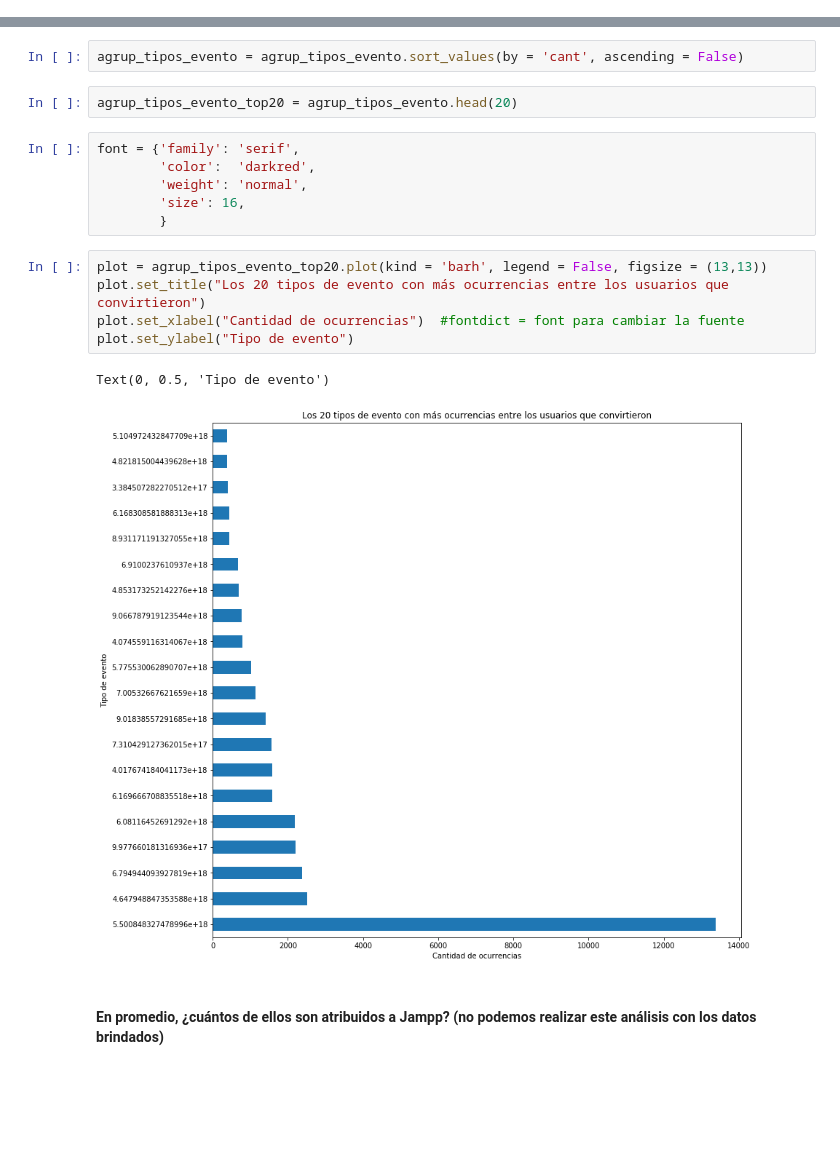
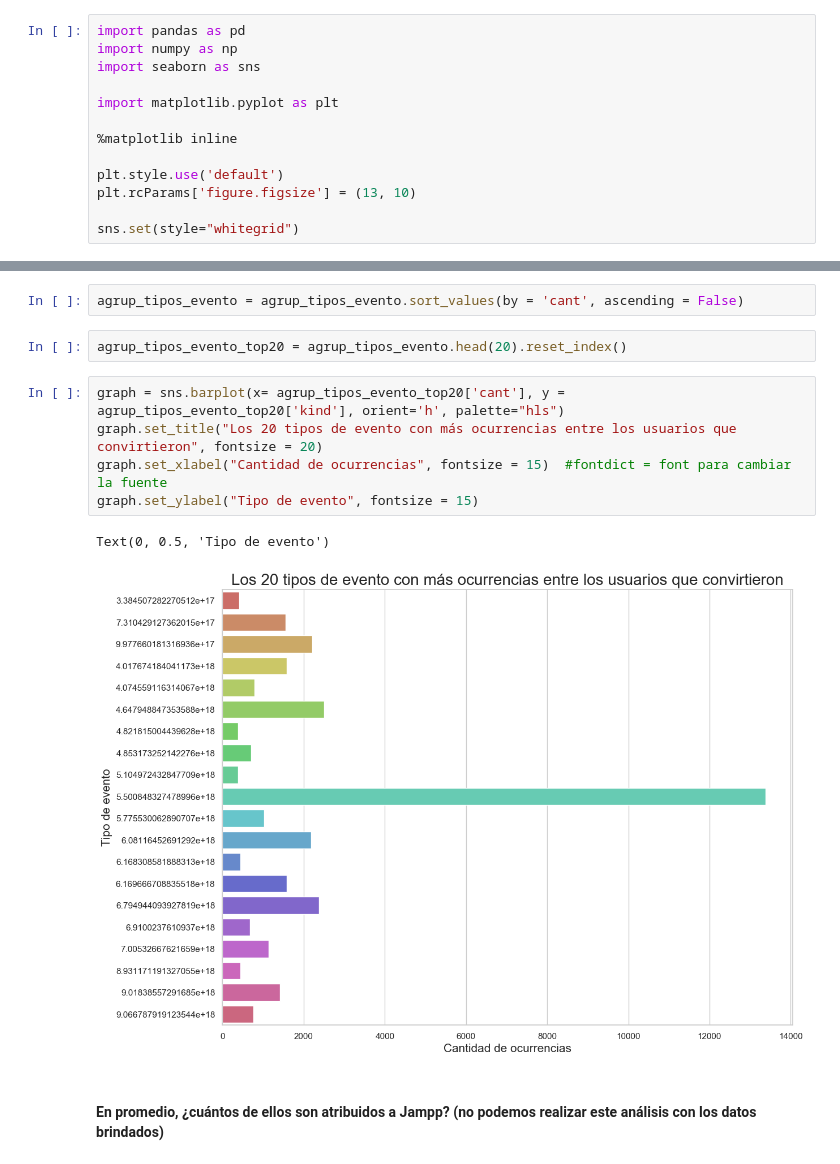
Before and after one commit to AlejandroKler/Datanesa, a Jupyter notebook: Analisis_usuarios_conversores.ipynb, the cells around one changed output, grey strips where cells are left out. Saved outputs shown, nothing was run; the diff lists cells and outputs as text; blank space fills up the shorter version.

```diff
--- a/Analisis_usuarios_conversores.ipynb
+++ b/Analisis_usuarios_conversores.ipynb
@@ -6,3 +3,16 @@ import numpy as np
+# %%
+import pandas as pd
+import numpy as np
+import seaborn as sns
+
+import matplotlib.pyplot as plt
+
+%matplotlib inline
+
+plt.style.use('default')
+plt.rcParams['figure.figsize'] = (13, 10)
+
+sns.set(style="whitegrid")
 # %%
 events_dtypes = {'event_id': 'category', 'ref_type': 'category', 'application_id': 'category',
                   'device_countrycode': 'category', 'device_os_version': 'category',
@@ -53,21 +63,15 @@ agrup_tipos_evento = eventos_usuarios_activos.groupby('kind').agg({'cant': 'sum'
 # %%
 agrup_tipos_evento = agrup_tipos_evento.sort_values(by = 'cant', ascending = False)
 # %%
-agrup_tipos_evento_top20 = agrup_tipos_evento.head(20)
+agrup_tipos_evento_top20 = agrup_tipos_evento.head(20).reset_index()
-# %%
-font = {'family': 'serif',
-        'color':  'darkred',
-        'weight': 'normal',
-        'size': 16,
-        }
 # %%
-plot = agrup_tipos_evento_top20.plot(kind = 'barh', legend = False, figsize = (13,13))
-plot.set_title("Los 20 tipos de evento con más ocurrencias entre los usuarios que convirtieron")
-plot.set_xlabel("Cantidad de ocurrencias")  #fontdict = font para cambiar la fuente
-plot.set_ylabel("Tipo de evento")
+graph = sns.barplot(x= agrup_tipos_evento_top20['cant'], y = agrup_tipos_evento_top20['kind'], orient='h', palette="hls")
+graph.set_title("Los 20 tipos de evento con más ocurrencias entre los usuarios que convirtieron", fontsize = 20)
+graph.set_xlabel("Cantidad de ocurrencias", fontsize = 15)  #fontdict = font para cambiar la fuente
+graph.set_ylabel("Tipo de evento", fontsize = 15)
 # %% [output]
 Text(0, 0.5, 'Tipo de evento')
-[figure, old version]
+[figure, new version]
 # %% [markdown]
 #### En promedio, ¿cuántos de ellos son atribuidos a Jampp? (no podemos realizar este análisis con los datos brindados)
 # %%
```
Also changed, not shown: parts of 5 cells of this notebook, 7 other files.
